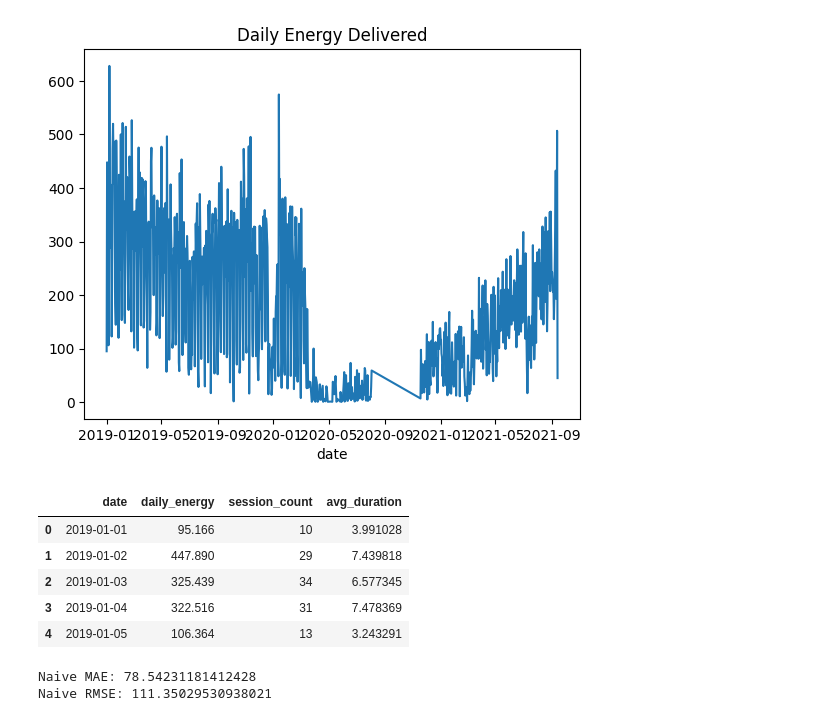
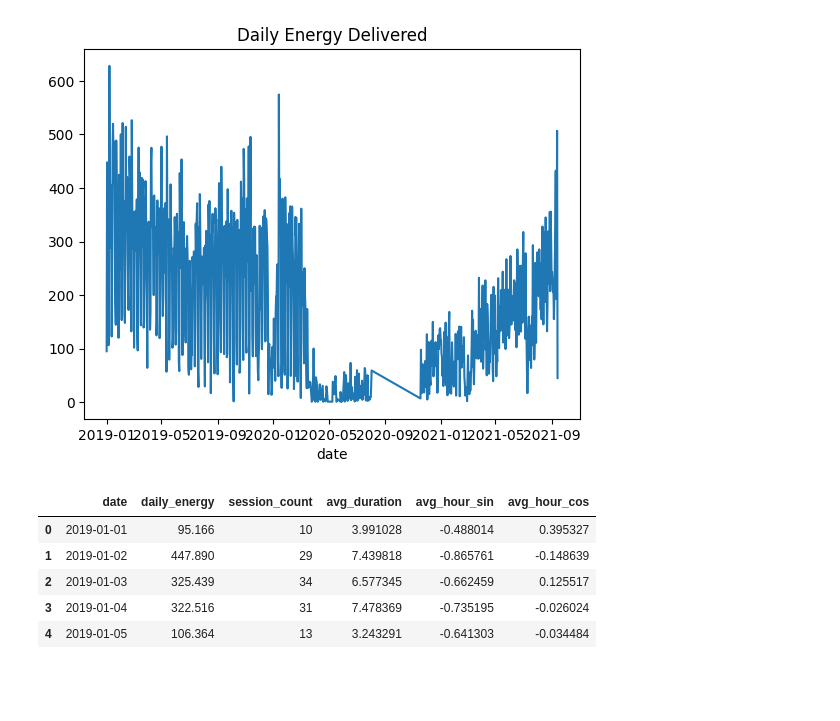
Before and after one commit to HengyiLiu2363/ECE9612-EV-Charging-Forecasting, a Jupyter notebook: notebooks/01_data_inspection.ipynb, the cells around one changed output. Cells and saved outputs as stored; diff of their text form; code cells hidden in the pictures; blank space fills up the shorter version.

```diff
--- a/notebooks/01_data_inspection.ipynb
+++ b/notebooks/01_data_inspection.ipynb
@@ -63,8 +63,9 @@ Name: _id, dtype: str
 Name: timezone, dtype: str
 # %%
 #convert to ensure datatype is datetime
-df["connectiontime"] = pd.to_datetime(df["connectiontime"])
-df["disconnecttime"] = pd.to_datetime(df["disconnecttime"])
+df["connectiontime"] = pd.to_datetime(df["connectiontime"], errors="coerce")
+df["disconnecttime"] = pd.to_datetime(df["disconnecttime"], errors="coerce")
+df["donechargingtime"] = pd.to_datetime(df["donechargingtime"], errors="coerce")
 
 #create duration of charge at station
 df["duration_hours"] = (
@@ -76,3 +77,7 @@ df["hour"] = df["connectiontime"].dt.hour
 df["day_of_week"] = df["connectiontime"].dt.dayofweek
 df["month"] = df["connectiontime"].dt.month
 df["date"] = df["connectiontime"].dt.date
+
+#converts hours to sin and cos making hour 23 and hour 0 closer in value
+df["hour_sin"] = np.sin(2*np.pi*df["hour"]/24)
+df["hour_cos"] = np.cos(2*np.pi*df["hour"]/24)
@@ -123,24 +99,26 @@ plt.show()
 # %%
 daily = (
     df.groupby("date")
       .agg(
           daily_energy=("kwhdelivered", "sum"),
           session_count=("sessionid", "count"),
-          avg_duration=("duration_hours", "mean")
+          avg_duration=("duration_hours", "mean"),
+          avg_hour_sin=("hour_sin", "mean"),
+          avg_hour_cos=("hour_cos", "mean")
       )
       .reset_index()
 )
 
 daily["date"] = pd.to_datetime(daily["date"])
 daily = daily.sort_values("date")
 daily.head()
 # %% [output]
-|  | date | daily_energy | session_count | avg_duration |
-| 0 | 2019-01-01 | 95.166 | 10 | 3.991028 |
-| 1 | 2019-01-02 | 447.890 | 29 | 7.439818 |
-| 2 | 2019-01-03 | 325.439 | 34 | 6.577345 |
-| 3 | 2019-01-04 | 322.516 | 31 | 7.478369 |
-| 4 | 2019-01-05 | 106.364 | 13 | 3.243291 |
+|  | date | daily_energy | session_count | avg_duration | avg_hour_sin | avg_hour_cos |
+| 0 | 2019-01-01 | 95.166 | 10 | 3.991028 | -0.488014 | 0.395327 |
+| 1 | 2019-01-02 | 447.890 | 29 | 7.439818 | -0.865761 | -0.148639 |
+| 2 | 2019-01-03 | 325.439 | 34 | 6.577345 | -0.662459 | 0.125517 |
+| 3 | 2019-01-04 | 322.516 | 31 | 7.478369 | -0.735195 | -0.026024 |
+| 4 | 2019-01-05 | 106.364 | 13 | 3.243291 | -0.641303 | -0.034484 |
 # %%
 daily["day_of_week"] = daily["date"].dt.dayofweek
 daily["month"] = daily["date"].dt.month
@@ -155,15 +129,4 @@ daily["rolling_mean_7"] = daily["daily_energy"].rolling(7).mean()
 daily_model = daily.dropna().copy()
-# %%
-daily_model["pred_naive"] = daily_model["lag_1"]
-
-mae = mean_absolute_error(daily_model["daily_energy"], daily_model["pred_naive"])
-rmse = np.sqrt(mean_squared_error(daily_model["daily_energy"], daily_model["pred_naive"]))
-
-print("Naive MAE:", mae)
-print("Naive RMSE:", rmse)
-# %% [output]
-Naive MAE: 78.54231181412428
-Naive RMSE: 111.35029530938021
 # %%
 split_idx = int(len(daily_model) * 0.8)
 train = daily_model.iloc[:split_idx]
```
Also changed, not shown: parts of 6 cells of this notebook, 1 other file.
